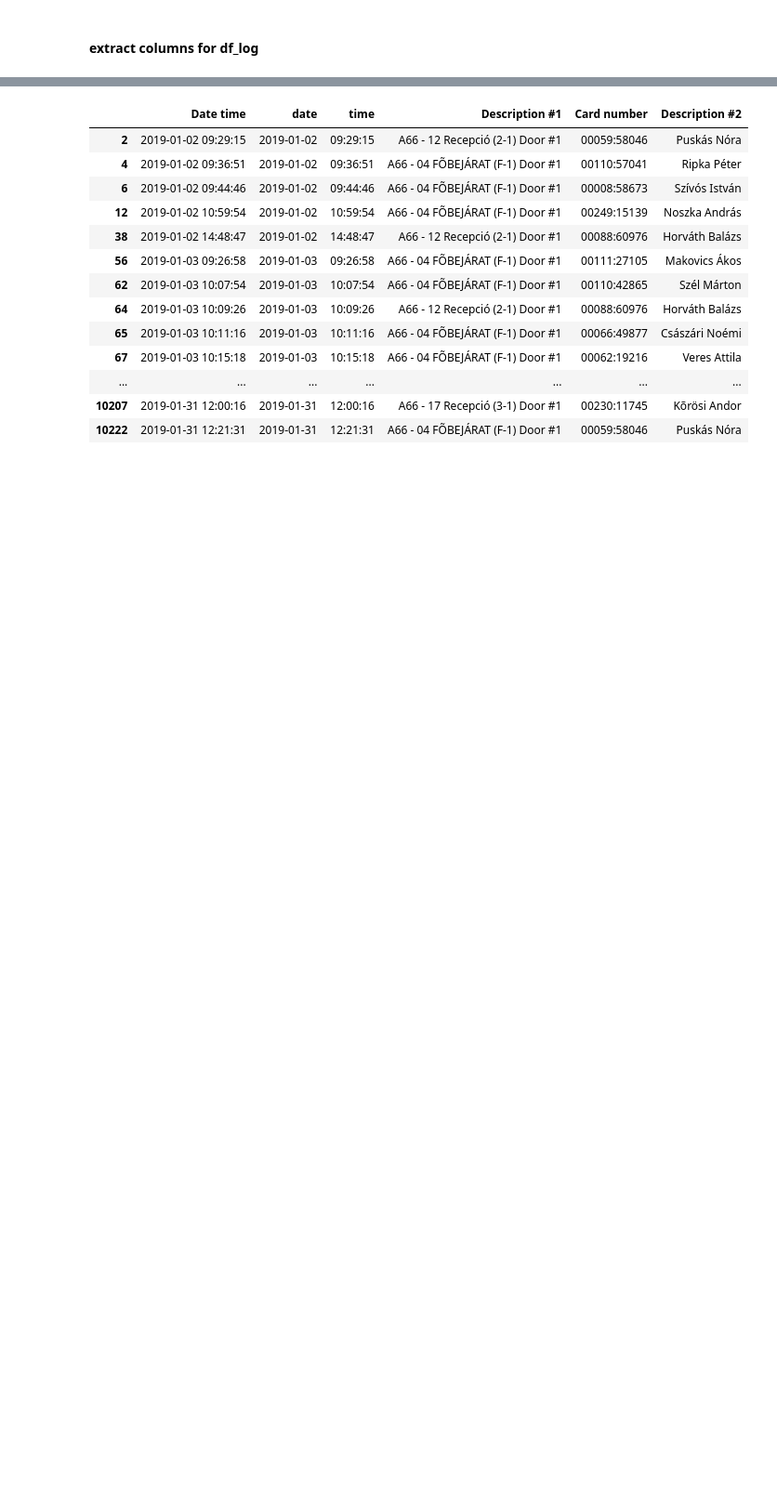
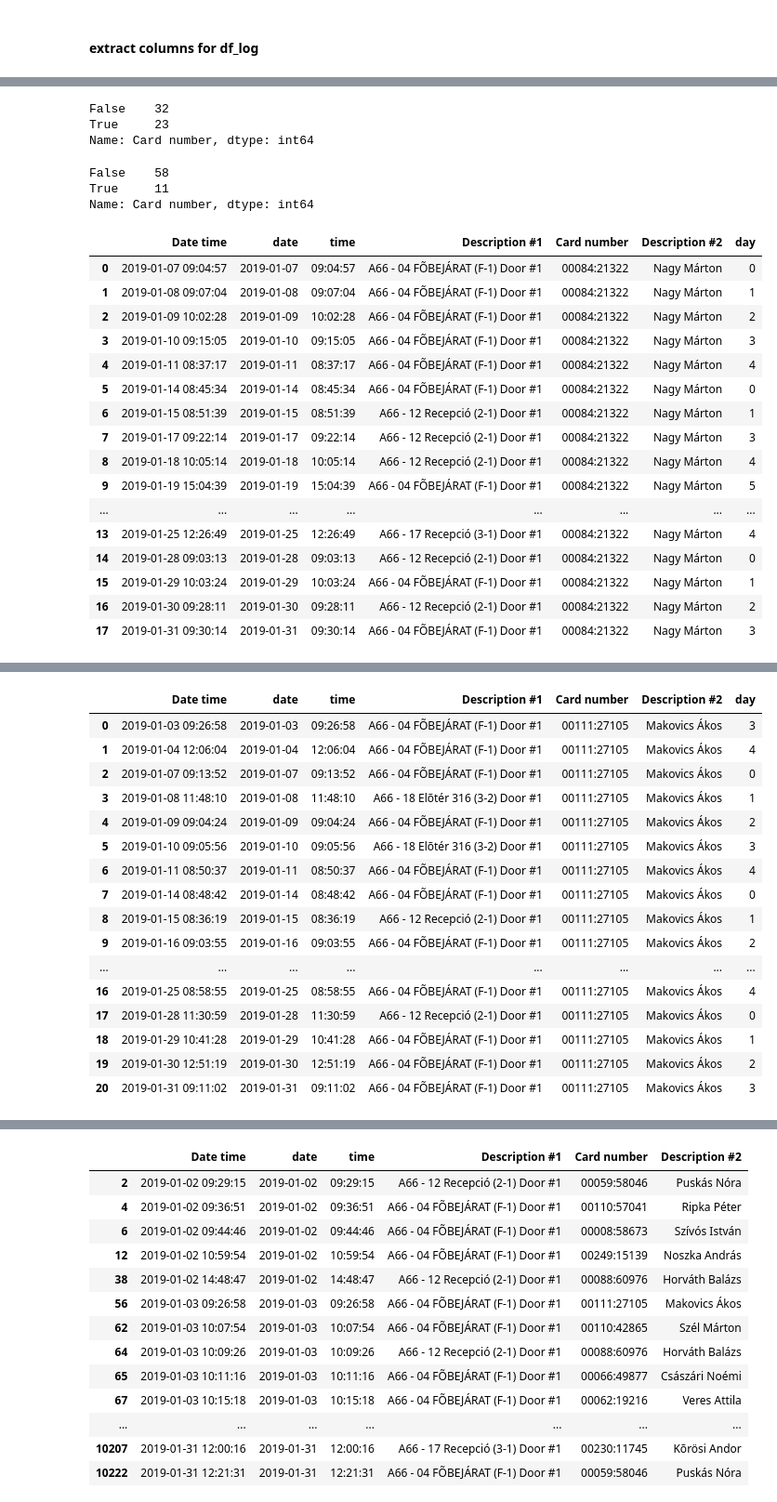
Before and after one commit to green-fox-academy/Yuan-EPAM, a Jupyter notebook: week-02/day-5/project_doors.ipynb, the cells around one changed output, grey strips where cells are left out. Shown: that part at 93% size. Saved outputs shown, nothing was run; the diff lists cells and outputs as text; code cells hidden in the pictures; blank space fills up the shorter version.

Commit message:
Updated week-2 project (added data analysis)

```diff
--- a/week-02/day-5/project_doors.ipynb
+++ b/week-02/day-5/project_doors.ipynb
@@ -417,0 +202,4 @@ Name: time, Length: 115, dtype: object>
+# %%
+# Extract the first one log record of each Card number
+df_after14_first = df_after_14.drop_duplicates(subset=['Card number', 'date'], keep= 'first').reset_index(drop= True)
+df_after14_first.head()
@@ -417,0 +234,4 @@ Name: time, Length: 115, dtype: object>
+# %%
+# get card numbers whose frequencies are more than 5 after 14th Jan.
+people_usually = df_after14_first['Card number'].value_counts().index[pd.Series(df_after14_first['Card number'].value_counts() > 5)].values
+len(people_usually)
@@ -417,0 +240,3 @@ Name: time, Length: 115, dtype: object>
+# %%
+df_regular_come = df_after_14[df_after_14['Card number'].isin(people_usually)]
+df_regular_come.shape
@@ -417,0 +303,3 @@ Name: time, Length: 115, dtype: object>
+# %%
+df_door_21 = df_regular_come[df_regular_come['Description #1'] == doors[1]][sub_cols]
+pd.Series(df_door_21['Card number'].value_counts() > 14).value_counts()
@@ -417,0 +317,45 @@ Name: time, Length: 115, dtype: object>
+# %%
+df_door_F3 = df_regular_come[df_regular_come['Description #1'] == doors[3]][sub_cols]
+pd.Series(df_door_F3['Card number'].value_counts() > 14).value_counts()
+# %% [output]
+False    32
+True     23
+Name: Card number, dtype: int64
+# %%
+df_door_32 = df_regular_come[df_regular_come['Description #1'] == doors[4]][sub_cols]
+pd.Series(df_door_32['Card number'].value_counts() > 14).value_counts()
+# %% [output]
+False    58
+True     11
+Name: Card number, dtype: int64
+# %%
+"""
+id highest frequence apperance in reception 2
+"""
+count = 5
+for card_id in df_door_21['Card number'].value_counts().index:
+    df_a_person = df_first_entry[df_first_entry['Card number'] == card_id]
+    df_person_history = pd.merge(df_a_person,
+                                df_week_day, on='date', how='left')
+    display(df_person_history)
+    count -= 1
+    if count <= 0:
+        break
+# %% [output]
+|  | Date time | date | time | Description #1 | Card number | Description #2 | day |
+| 0 | 2019-01-07 09:04:57 | 2019-01-07 | 09:04:57 | A66 - 04 FÕBEJÁRAT (F-1) Door #1 | 00084:21322 | Nagy Márton | 0 |
+| 1 | 2019-01-08 09:07:04 | 2019-01-08 | 09:07:04 | A66 - 04 FÕBEJÁRAT (F-1) Door #1 | 00084:21322 | Nagy Márton | 1 |
+| 2 | 2019-01-09 10:02:28 | 2019-01-09 | 10:02:28 | A66 - 04 FÕBEJÁRAT (F-1) Door #1 | 00084:21322 | Nagy Márton | 2 |
+| 3 | 2019-01-10 09:15:05 | 2019-01-10 | 09:15:05 | A66 - 04 FÕBEJÁRAT (F-1) Door #1 | 00084:21322 | Nagy Márton | 3 |
+| 4 | 2019-01-11 08:37:17 | 2019-01-11 | 08:37:17 | A66 - 04 FÕBEJÁRAT (F-1) Door #1 | 00084:21322 | Nagy Márton | 4 |
+| 5 | 2019-01-14 08:45:34 | 2019-01-14 | 08:45:34 | A66 - 04 FÕBEJÁRAT (F-1) Door #1 | 00084:21322 | Nagy Márton | 0 |
+| 6 | 2019-01-15 08:51:39 | 2019-01-15 | 08:51:39 | A66 - 12 Recepció (2-1) Door #1 | 00084:21322 | Nagy Márton | 1 |
+| 7 | 2019-01-17 09:22:14 | 2019-01-17 | 09:22:14 | A66 - 12 Recepció (2-1) Door #1 | 00084:21322 | Nagy Márton | 3 |
+| 8 | 2019-01-18 10:05:14 | 2019-01-18 | 10:05:14 | A66 - 12 Recepció (2-1) Door #1 | 00084:21322 | Nagy Márton | 4 |
+| 9 | 2019-01-19 15:04:39 | 2019-01-19 | 15:04:39 | A66 - 04 FÕBEJÁRAT (F-1) Door #1 | 00084:21322 | Nagy Márton | 5 |
+| ... | ... | ... | ... | ... | ... | ... | ... |
+| 13 | 2019-01-25 12:26:49 | 2019-01-25 | 12:26:49 | A66 - 17 Recepció (3-1) Door #1 | 00084:21322 | Nagy Márton | 4 |
+| 14 | 2019-01-28 09:03:13 | 2019-01-28 | 09:03:13 | A66 - 12 Recepció (2-1) Door #1 | 00084:21322 | Nagy Márton | 0 |
+| 15 | 2019-01-29 10:03:24 | 2019-01-29 | 10:03:24 | A66 - 04 FÕBEJÁRAT (F-1) Door #1 | 00084:21322 | Nagy Márton | 1 |
+| 16 | 2019-01-30 09:28:11 | 2019-01-30 | 09:28:11 | A66 - 12 Recepció (2-1) Door #1 | 00084:21322 | Nagy Márton | 2 |
+| 17 | 2019-01-31 09:30:14 | 2019-01-31 | 09:30:14 | A66 - 04 FÕBEJÁRAT (F-1) Door #1 | 00084:21322 | Nagy Márton | 3 |
@@ -417,0 +396,17 @@ Name: time, Length: 115, dtype: object>
+|  | Date time | date | time | Description #1 | Card number | Description #2 | day |
+| 0 | 2019-01-03 09:26:58 | 2019-01-03 | 09:26:58 | A66 - 04 FÕBEJÁRAT (F-1) Door #1 | 00111:27105 | Makovics Ákos | 3 |
+| 1 | 2019-01-04 12:06:04 | 2019-01-04 | 12:06:04 | A66 - 04 FÕBEJÁRAT (F-1) Door #1 | 00111:27105 | Makovics Ákos | 4 |
+| 2 | 2019-01-07 09:13:52 | 2019-01-07 | 09:13:52 | A66 - 04 FÕBEJÁRAT (F-1) Door #1 | 00111:27105 | Makovics Ákos | 0 |
+| 3 | 2019-01-08 11:48:10 | 2019-01-08 | 11:48:10 | A66 - 18 Elõtér 316 (3-2) Door #1 | 00111:27105 | Makovics Ákos | 1 |
+| 4 | 2019-01-09 09:04:24 | 2019-01-09 | 09:04:24 | A66 - 04 FÕBEJÁRAT (F-1) Door #1 | 00111:27105 | Makovics Ákos | 2 |
+| 5 | 2019-01-10 09:05:56 | 2019-01-10 | 09:05:56 | A66 - 18 Elõtér 316 (3-2) Door #1 | 00111:27105 | Makovics Ákos | 3 |
+| 6 | 2019-01-11 08:50:37 | 2019-01-11 | 08:50:37 | A66 - 04 FÕBEJÁRAT (F-1) Door #1 | 00111:27105 | Makovics Ákos | 4 |
+| 7 | 2019-01-14 08:48:42 | 2019-01-14 | 08:48:42 | A66 - 04 FÕBEJÁRAT (F-1) Door #1 | 00111:27105 | Makovics Ákos | 0 |
+| 8 | 2019-01-15 08:36:19 | 2019-01-15 | 08:36:19 | A66 - 12 Recepció (2-1) Door #1 | 00111:27105 | Makovics Ákos | 1 |
+| 9 | 2019-01-16 09:03:55 | 2019-01-16 | 09:03:55 | A66 - 04 FÕBEJÁRAT (F-1) Door #1 | 00111:27105 | Makovics Ákos | 2 |
+| ... | ... | ... | ... | ... | ... | ... | ... |
+| 16 | 2019-01-25 08:58:55 | 2019-01-25 | 08:58:55 | A66 - 04 FÕBEJÁRAT (F-1) Door #1 | 00111:27105 | Makovics Ákos | 4 |
+| 17 | 2019-01-28 11:30:59 | 2019-01-28 | 11:30:59 | A66 - 12 Recepció (2-1) Door #1 | 00111:27105 | Makovics Ákos | 0 |
+| 18 | 2019-01-29 10:41:28 | 2019-01-29 | 10:41:28 | A66 - 04 FÕBEJÁRAT (F-1) Door #1 | 00111:27105 | Makovics Ákos | 1 |
+| 19 | 2019-01-30 12:51:19 | 2019-01-30 | 12:51:19 | A66 - 04 FÕBEJÁRAT (F-1) Door #1 | 00111:27105 | Makovics Ákos | 2 |
+| 20 | 2019-01-31 09:11:02 | 2019-01-31 | 09:11:02 | A66 - 04 FÕBEJÁRAT (F-1) Door #1 | 00111:27105 | Makovics Ákos | 3 |
```
Also changed, not shown: parts of 75 cells of this notebook.
